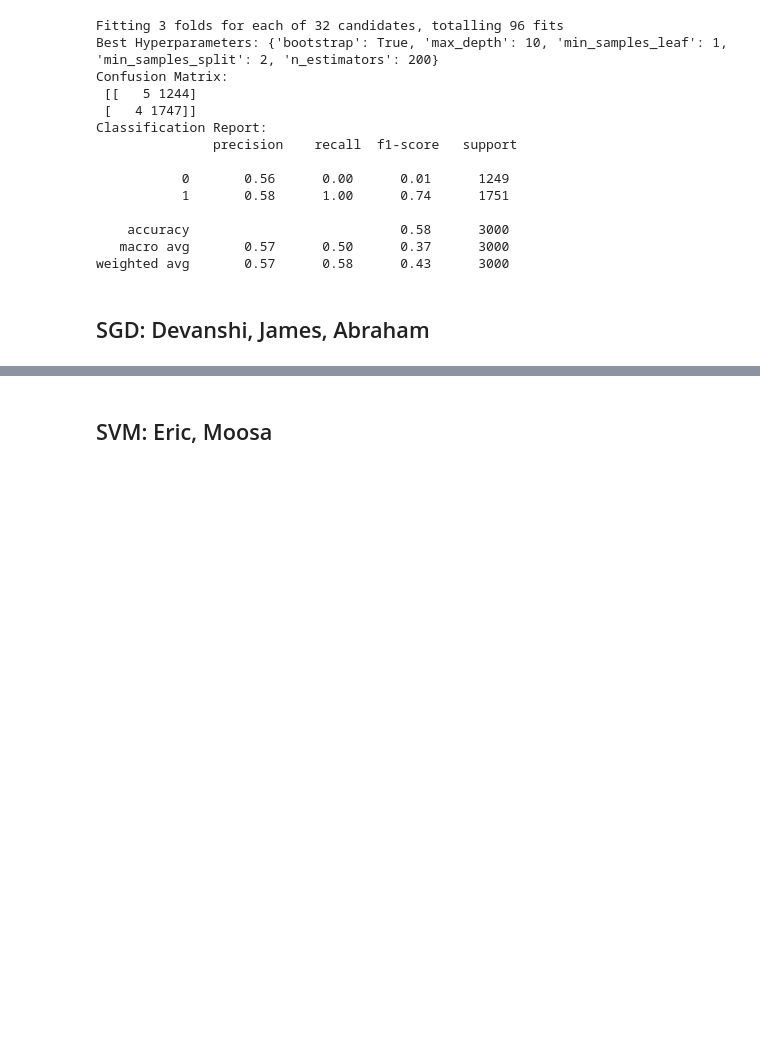
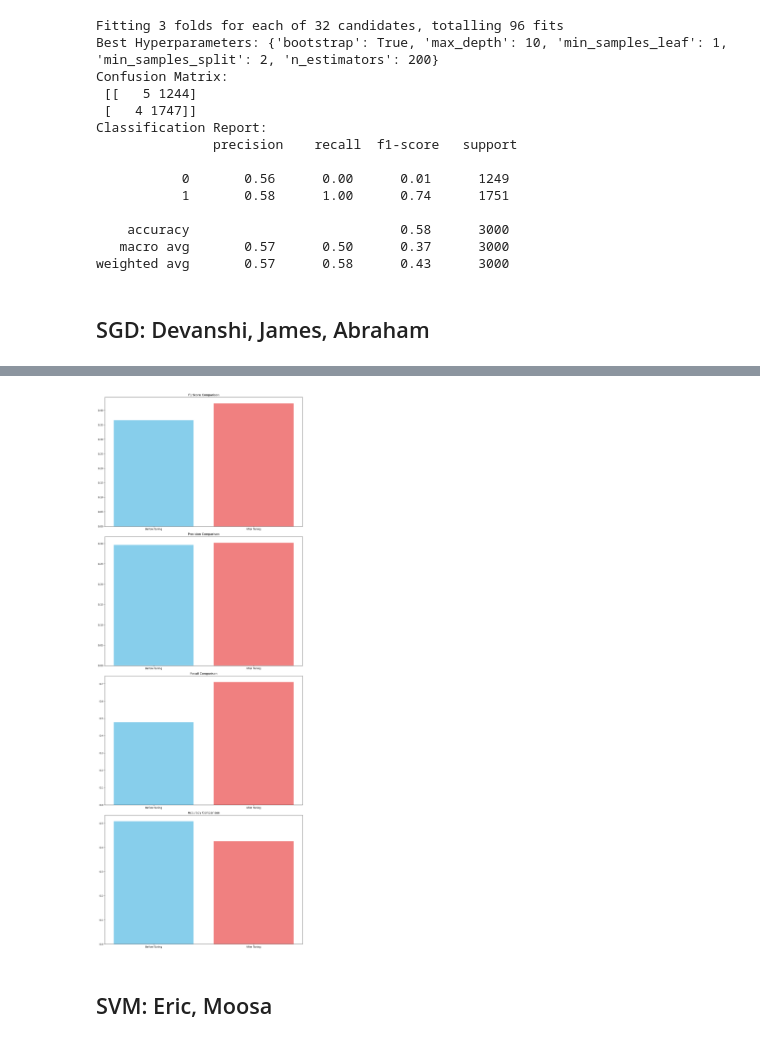
Before and after one commit to ericrlessa/ai-group, a Jupyter notebook: Term Project Code Final.ipynb, the cells around one changed output, grey strips where cells are left out. Cells and saved outputs as stored; diff of their text form; code cells hidden in the pictures; blank space fills up the shorter version.

```diff
--- a/Term Project Code Final.ipynb
+++ b/Term Project Code Final.ipynb
@@ -815,8 +765,14 @@ weighted avg       0.57      0.58      0.43      3000
 # %%
 # Stochastic Gradient Descent
 from sklearn.pipeline import make_pipeline
+from sklearn.preprocessing import QuantileTransformer
+
 #SGD
 df_SGD = df.copy()
 df_SGD_S = scale_features(df_SGD, features_to_modify)
 df_SGD_N = normalize_features(df_SGD, features_to_modify)
+# Mapping to a Uniform distribution
+quantile_transformer = QuantileTransformer(output_distribution='uniform')
+df_SGD_U = df_SGD.copy()
+df_SGD_U[features_to_modify] = quantile_transformer.fit_transform(df_SGD_U[features_to_modify])
 # %%
@@ -1322,3 +1392,28 @@ weighted avg       0.58      0.38      0.36      2000
+# %%
+# Visualize the comparison of all the results
+subplots = 4
+fig, axs = plt.subplots(subplots, 1, figsize=(12, 8 * subplots))
+
+# Define colors for each bar
+before_color = 'skyblue'
+after_color = 'lightcoral'
+
+axs[0].bar(['Before Tuning', 'After Tuning'], [before_f1, after_f1], color=[before_color, after_color])
+axs[0].set_title('F1 Score Comparison')
+
+axs[1].bar(['Before Tuning', 'After Tuning'], [before_precision, after_precision], color=[before_color, after_color])
+axs[1].set_title('Precision Comparison')
+
+axs[2].bar(['Before Tuning', 'After Tuning'], [before_recall, after_recall], color=[before_color, after_color])
+axs[2].set_title('Recall Comparison')
+
+axs[3].bar(['Before Tuning', 'After Tuning'], [before_accuracy, after_accuracy], color=[before_color, after_color])
+axs[3].set_title('Accuracy Comparison')
+
+plt.tight_layout()
+plt.show()
+# %% [output]
+[figure, added]
 # %% [markdown]
 ## SVM: Eric, Moosa
 # %% [markdown]
```
Also changed, not shown: parts of 17 cells of this notebook.
